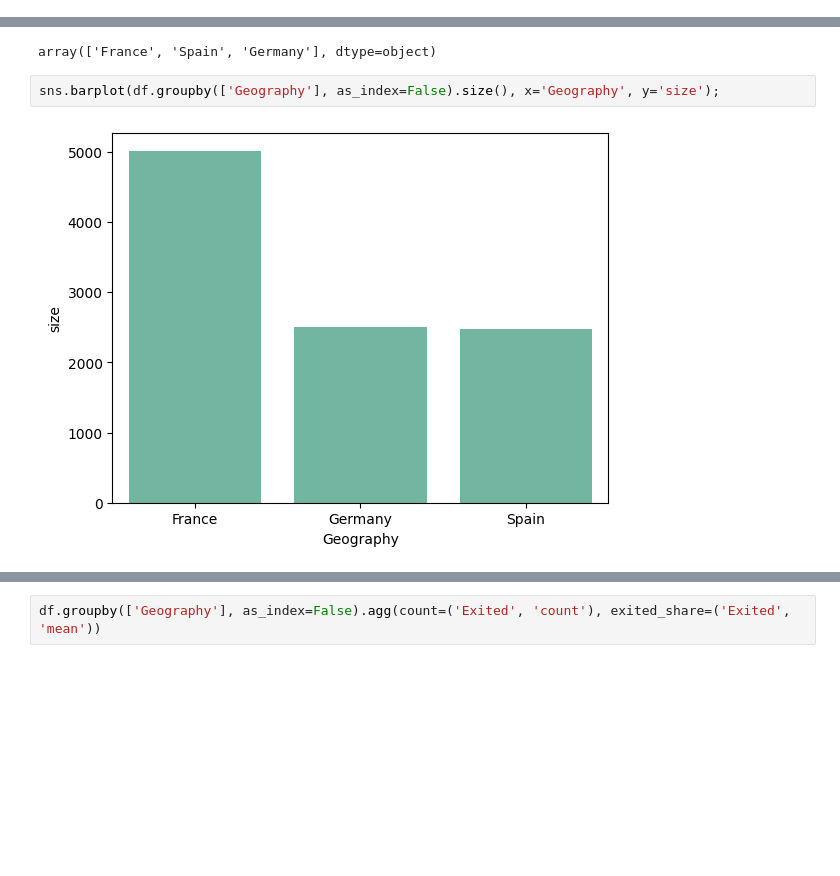
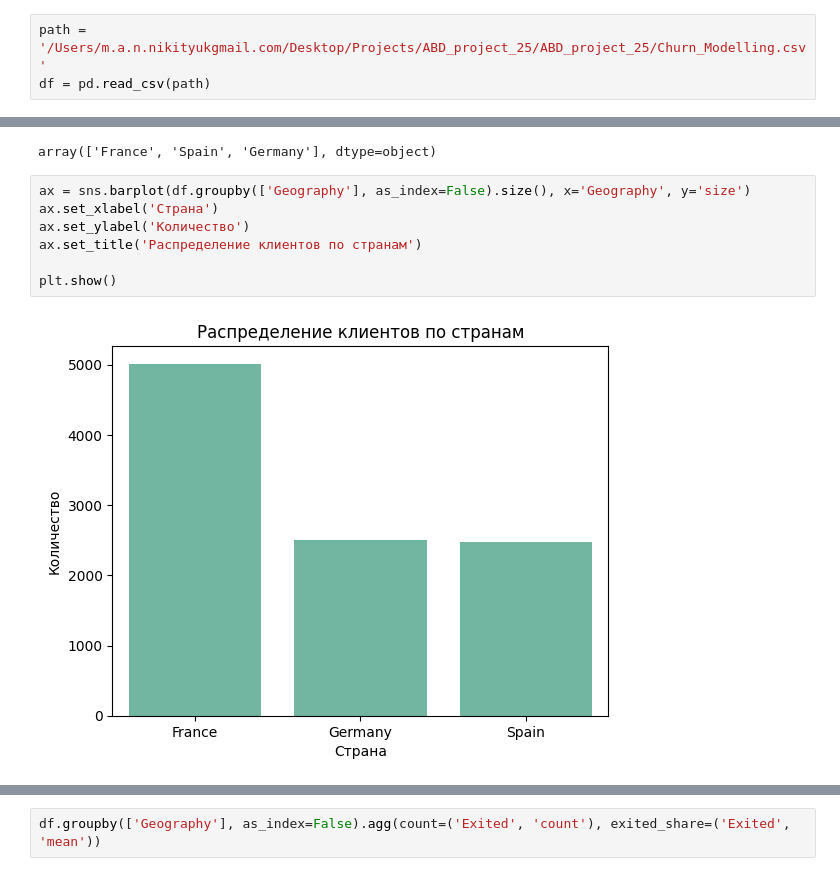
Before and after one commit to iamchris0/ABD_project_25, a Jupyter notebook: EDA/eda_petrova.ipynb, the cells around one changed output, grey strips where cells are left out. Cells and saved outputs as stored; diff of their text form; blank space fills up the shorter version.

```diff
--- a/EDA/eda_petrova.ipynb
+++ b/EDA/eda_petrova.ipynb
@@ -10,3 +8,6 @@ df = pd.read_csv('Churn_Modelling.csv')
+# %%
+path = '/Users/m.a.n.nikityukgmail.com/Desktop/Projects/ABD_project_25/ABD_project_25/Churn_Modelling.csv'
+df = pd.read_csv(path)
 # %% [markdown]
 **Таблица:** данные содержат сведения о клиентах банка, целевая переменная представляет собой бинарную переменную, отражающую тот факт, покинул ли клиент банк (закрыл свой счет) или продолжает оставаться клиентом.
 # %% [markdown]
@@ -171,6 +270,11 @@ df.Geography.unique()
 # %% [output]
 array(['France', 'Spain', 'Germany'], dtype=object)
 # %%
-sns.barplot(df.groupby(['Geography'], as_index=False).size(), x='Geography', y='size');
+ax = sns.barplot(df.groupby(['Geography'], as_index=False).size(), x='Geography', y='size')
+ax.set_xlabel('Страна')
+ax.set_ylabel('Количество')
+ax.set_title('Распределение клиентов по странам')
+
+plt.show()
 # %% [output]
-[figure, old version]
+[figure, new version]
```
Also changed, not shown: parts of 44 cells of this notebook.
